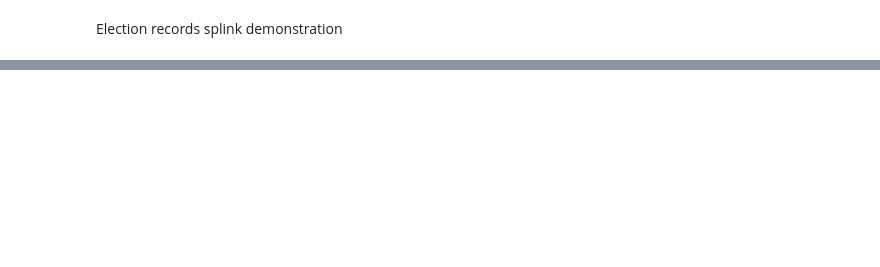
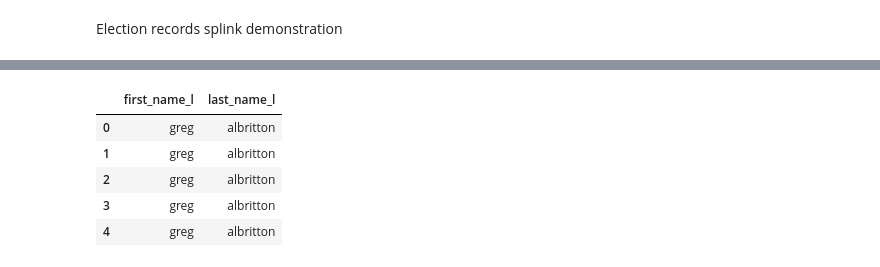
Before and after one commit to uchicago-dsi/climate-cabinet-campaign-finance-tracker, a Jupyter notebook: notebooks/election_dedupe.ipynb, the cells around one changed output, grey strips where cells are left out. Cells and saved outputs as stored; diff of their text form; code cells hidden in the pictures; blank space fills up the shorter version.

```diff
--- a/notebooks/election_dedupe.ipynb
+++ b/notebooks/election_dedupe.ipynb
@@ -29,14 +31,14 @@ import splink.duckdb.comparison_template_library as ctl
 settings = {
     "link_type": "dedupe_only",
     "blocking_rules_to_generate_predictions": [
-        block_on(["first_name", "last_name", "year","month","state"]),
+        block_on(["first_name", "last_name", "year","month","county"]),
     ],
     "comparisons": [
         ctl.name_comparison("first_name", term_frequency_adjustments=True),
         ctl.name_comparison("last_name", term_frequency_adjustments=True),
         cl.exact_match("year", term_frequency_adjustments=True),
         cl.exact_match("month",  term_frequency_adjustments=True),
-        cl.exact_match("state",  term_frequency_adjustments=True),
+        cl.exact_match("county",  term_frequency_adjustments=True),
     ],
     "retain_matching_columns": True,
     "retain_intermediate_calculation_columns": True,
@@ -58,3 +122,14 @@ This means that amongst all possible pairwise record comparisons, one in 18,139.
+# %%
+df_predict = linker.predict()
+df_e = df_predict.as_pandas_dataframe(limit = 5)
+df_e[["first_name_l","last_name_l"]]
+# %% [output]
+|  | first_name_l | last_name_l |
+| 0 | greg | albritton |
+| 1 | greg | albritton |
+| 2 | greg | albritton |
+| 3 | greg | albritton |
+| 4 | greg | albritton |
 # %%
 # district in ind_table -> the office they're running for
 # try splink function
```
Also changed, not shown: parts of 9 cells of this notebook, 2 other files.
